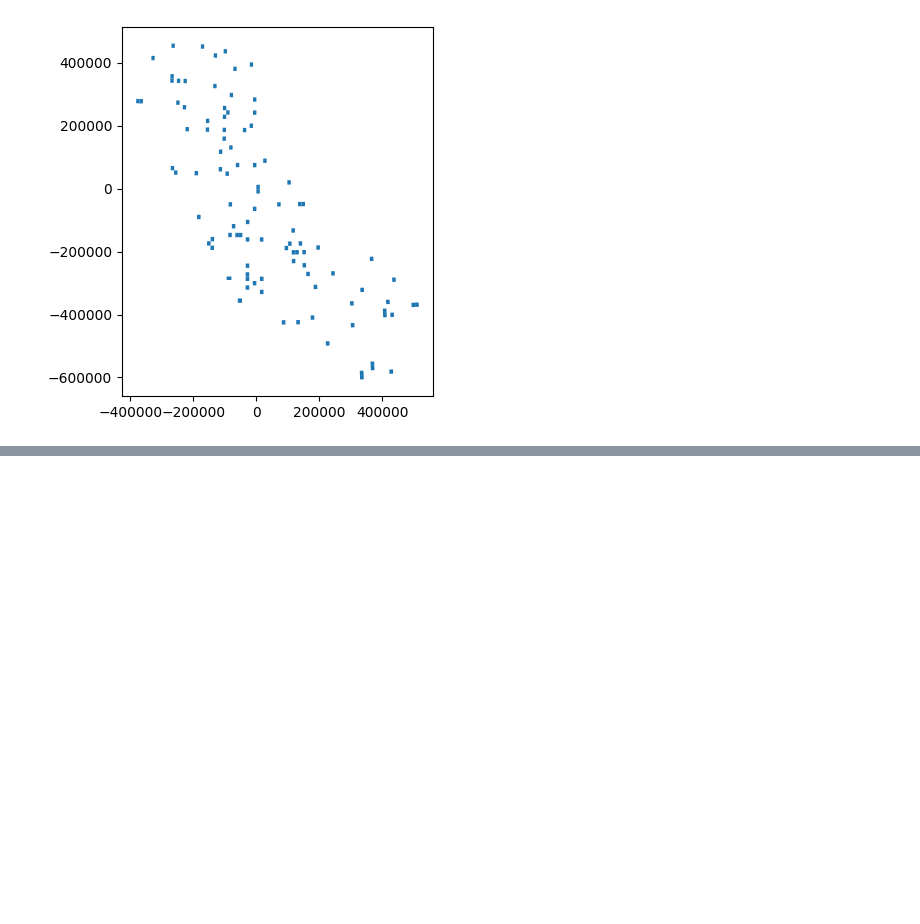
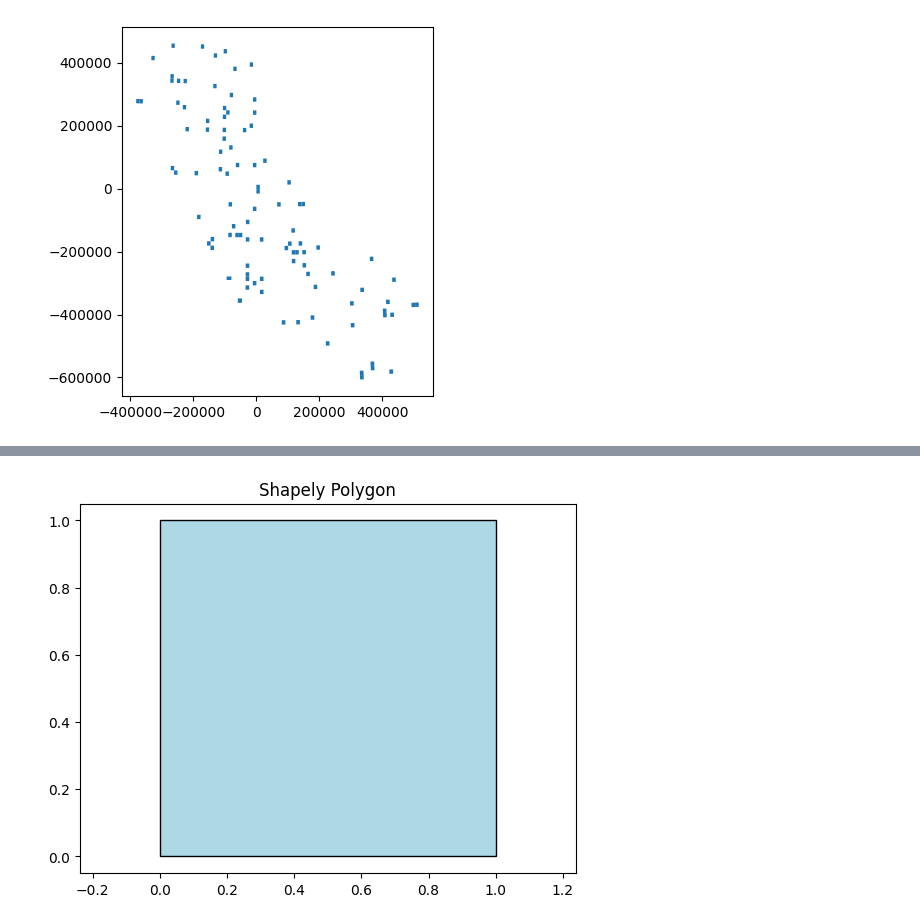
Before and after one commit to Ljosha/Fire_Plants, a Jupyter notebook: test_shapefile.ipynb, the cells around one changed output, grey strips where cells are left out. Saved outputs shown, nothing was run; the diff lists cells and outputs as text; code cells hidden in the pictures; blank space fills up the shorter version.

```diff
--- a/test_shapefile.ipynb
+++ b/test_shapefile.ipynb
@@ -68,3 +164,21 @@ plt.show()
+# %%
+from shapely.geometry import Polygon
+import matplotlib.pyplot as plt
+
+# Define your polygon
+poly = Polygon([(0, 0), (1, 0), (1, 1), (0, 1), (0, 0)])
+
+# Extract x and y from the exterior ring
+x, y = poly.exterior.xy
+
+# Plot using matplotlib
+plt.figure()
+plt.fill(x, y, color='lightblue', edgecolor='black')
+plt.title("Shapely Polygon")
+plt.axis('equal')  # Keep the aspect ratio square
+plt.show()
+# %% [output]
+[figure, added]
 # %%
 #Index by quad
 
```
Also changed, not shown: parts of 10 cells of this notebook.
